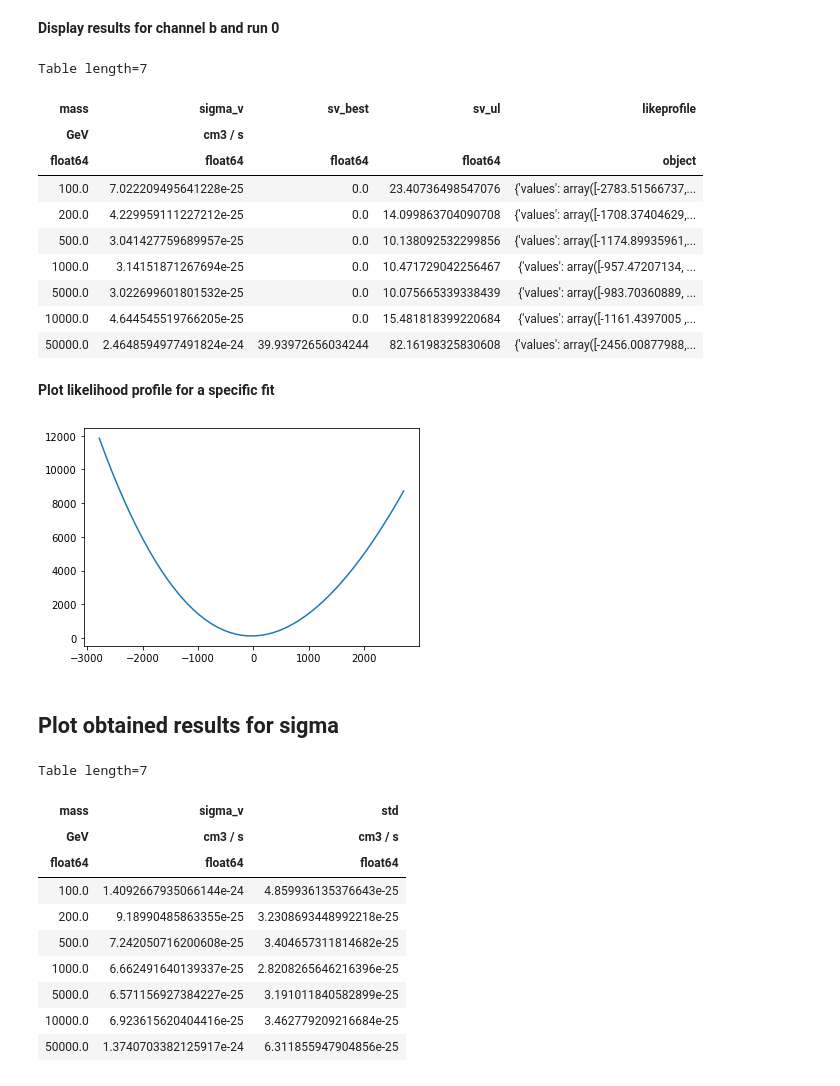
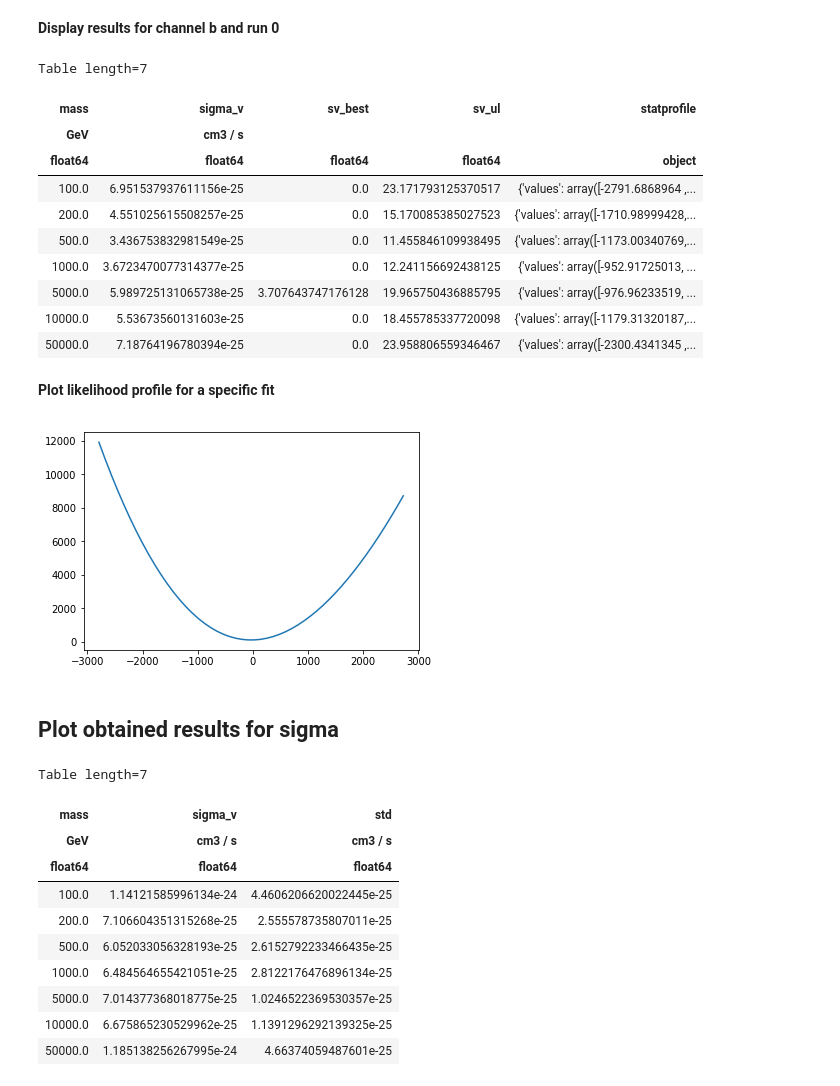
Before and after one commit to peroju/dm-gammapy, a Jupyter notebook: notebooks/DarkMatterUseCaseSigmaVEstimator.ipynb, the cells around one changed output. Cells and saved outputs as stored; diff of their text form; code cells hidden in the pictures.

Commit message:
Change likelihood -> stat

```diff
--- a/notebooks/DarkMatterUseCaseSigmaVEstimator.ipynb
+++ b/notebooks/DarkMatterUseCaseSigmaVEstimator.ipynb
@@ -171,7 +175,7 @@ estimator = SigmaVEstimator(dataset, masses, channels, background_model=bkg, jfa
 # %%
 %%time
 #likelihood_profile_opts=dict(bounds=50, nvalues=50)
-result = estimator.run(runs=10, nuisance=True)
+result = estimator.run(runs=2, nuisance=True)
 #if nuisance = True the process takes the nuisance parameters into account.
 # %% [output]
 INFO:gammapy.astro.darkmatter.utils:Run: 0
@@ -198,29 +202,29 @@ Wall time: 10min 10s
 # %% [markdown]
 **Display results for channel b and run 0**
 # %%
-cols = ["mass", "sigma_v", "sv_best", "sv_ul", "likeprofile"]
+cols = ["mass", "sigma_v", "sv_best", "sv_ul", "statprofile"]
 result["runs"]["b"][0][cols]
 # %% [output]
 Table length=7
-| mass | sigma_v | sv_best | sv_ul | likeprofile |
+| mass | sigma_v | sv_best | sv_ul | statprofile |
 | GeV | cm3 / s |  |  |  |
 | float64 | float64 | float64 | float64 | object |
-| 100.0 | 7.022209495641228e-25 | 0.0 | 23.40736498547076 | {'values': array([-2783.51566737,... |
-| 200.0 | 4.229959111227212e-25 | 0.0 | 14.099863704090708 | {'values': array([-1708.37404629,... |
-| 500.0 | 3.041427759689957e-25 | 0.0 | 10.138092532299856 | {'values': array([-1174.89935961,... |
-| 1000.0 | 3.14151871267694e-25 | 0.0 | 10.471729042256467 | {'values': array([-957.47207134, ... |
-| 5000.0 | 3.022699601801532e-25 | 0.0 | 10.075665339338439 | {'values': array([-983.70360889, ... |
-| 10000.0 | 4.644545519766205e-25 | 0.0 | 15.481818399220684 | {'values': array([-1161.4397005 ,... |
-| 50000.0 | 2.4648594977491824e-24 | 39.93972656034244 | 82.16198325830608 | {'values': array([-2456.00877988,... |
+| 100.0 | 6.951537937611156e-25 | 0.0 | 23.171793125370517 | {'values': array([-2791.6868964 ,... |
+| 200.0 | 4.551025615508257e-25 | 0.0 | 15.170085385027523 | {'values': array([-1710.98999428,... |
+| 500.0 | 3.436753832981549e-25 | 0.0 | 11.455846109938495 | {'values': array([-1173.00340769,... |
+| 1000.0 | 3.6723470077314377e-25 | 0.0 | 12.241156692438125 | {'values': array([-952.91725013, ... |
+| 5000.0 | 5.989725131065738e-25 | 3.707643747176128 | 19.965750436885795 | {'values': array([-976.96233519, ... |
+| 10000.0 | 5.53673560131603e-25 | 0.0 | 18.455785337720098 | {'values': array([-1179.31320187,... |
+| 50000.0 | 7.18764196780394e-25 | 0.0 | 23.958806559346467 | {'values': array([-2300.4341345 ,... |
 # %% [markdown]
 **Plot likelihood profile for a specific fit**
 # %%
 idx = np.argwhere(masses.value==100)
-profile = result["runs"]["b"][0]["likeprofile"][idx][0][0]
+profile = result["runs"]["b"][0]["statprofile"][idx][0][0]
 # %%
-plt.plot(profile["values"], profile["likelihood"]);
+plt.plot(profile["values"], profile["stat"]);
 # %% [output]
-[figure, old version]
+[figure, new version]
 # %% [markdown]
 ## Plot obtained results for sigma
 # %%
@@ -230,13 +234,13 @@ Table length=7
 | mass | sigma_v | std |
 | GeV | cm3 / s | cm3 / s |
 | float64 | float64 | float64 |
-| 100.0 | 1.4092667935066144e-24 | 4.859936135376643e-25 |
-| 200.0 | 9.18990485863355e-25 | 3.2308693448992218e-25 |
-| 500.0 | 7.242050716200608e-25 | 3.404657311814682e-25 |
-| 1000.0 | 6.662491640139337e-25 | 2.8208265646216396e-25 |
-| 5000.0 | 6.571156927384227e-25 | 3.191011840582899e-25 |
-| 10000.0 | 6.923615620404416e-25 | 3.462779209216684e-25 |
-| 50000.0 | 1.3740703382125917e-24 | 6.311855947904856e-25 |
+| 100.0 | 1.14121585996134e-24 | 4.4606206620022445e-25 |
+| 200.0 | 7.106604351315268e-25 | 2.555578735807011e-25 |
+| 500.0 | 6.052033056328193e-25 | 2.6152792233466435e-25 |
+| 1000.0 | 6.484564655421051e-25 | 2.8122176476896134e-25 |
+| 5000.0 | 7.014377368018775e-25 | 1.0246522369530357e-25 |
+| 10000.0 | 6.675865230529962e-25 | 1.1391296292139325e-25 |
+| 50000.0 | 1.185138256267995e-24 | 4.66374059487601e-25 |
 # %%
 plt.figure(figsize=(9,7))
 plt.ylim(1e-29, 1e-22)
```
Also changed, not shown: parts of 5 cells of this notebook.
